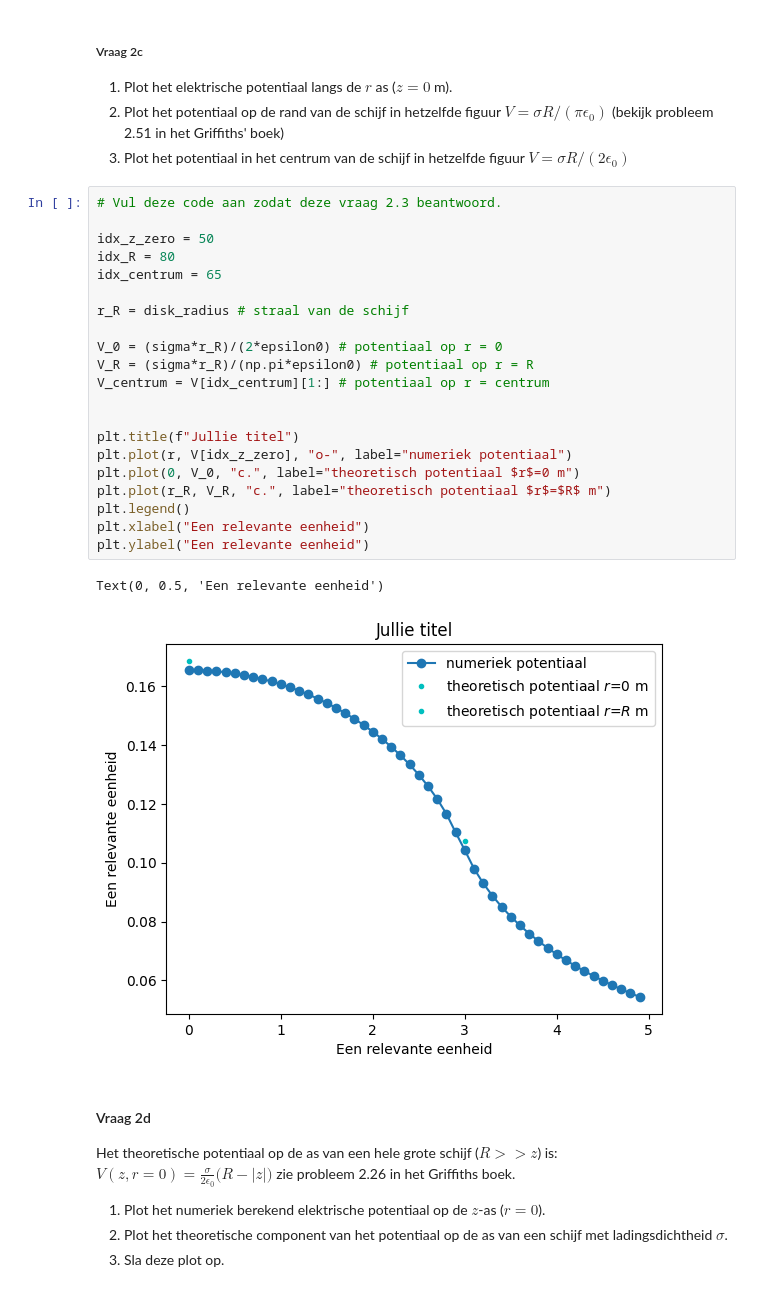
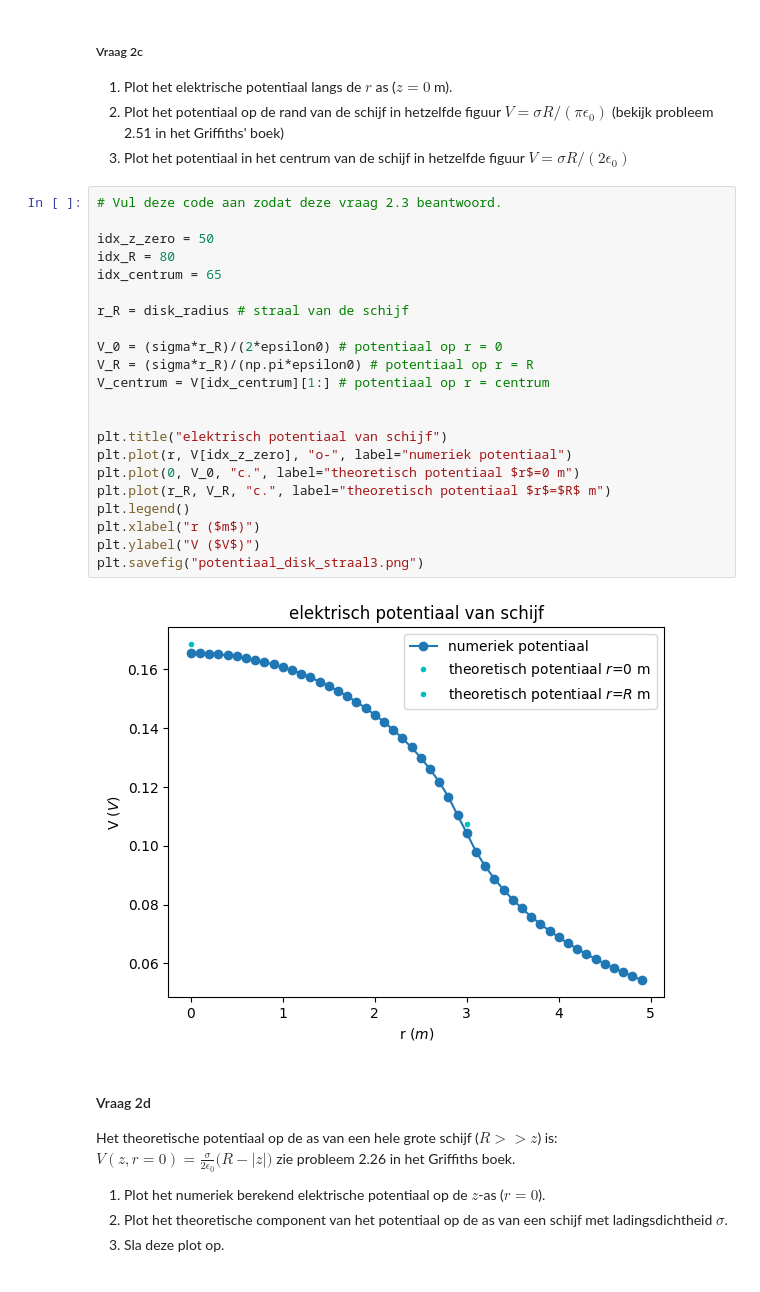
Before and after one commit to ErikvdBerkmortel/DEF-repository, a Jupyter notebook: DigitaleOntwerpopdrachten/1CondensatorOpdracht/CondensatorOntwerpopdracht.ipynb, the cells around one changed output. Cells and saved outputs as stored; diff of their text form.

```diff
--- a/DigitaleOntwerpopdrachten/1CondensatorOpdracht/CondensatorOntwerpopdracht.ipynb
+++ b/DigitaleOntwerpopdrachten/1CondensatorOpdracht/CondensatorOntwerpopdracht.ipynb
@@ -205,27 +205,27 @@ De oppervlakte ladingsdichtheid is sigma = 9.95e-13 C/m^2
 # %%
 # Vul deze code aan zodat deze vraag 2.3 beantwoord.
 
 idx_z_zero = 50
 idx_R = 80
 idx_centrum = 65
 
 r_R = disk_radius # straal van de schijf
 
 V_0 = (sigma*r_R)/(2*epsilon0) # potentiaal op r = 0
 V_R = (sigma*r_R)/(np.pi*epsilon0) # potentiaal op r = R
 V_centrum = V[idx_centrum][1:] # potentiaal op r = centrum
 
 
-plt.title(f"Jullie titel")
+plt.title("elektrisch potentiaal van schijf")
 plt.plot(r, V[idx_z_zero], "o-", label="numeriek potentiaal")
 plt.plot(0, V_0, "c.", label="theoretisch potentiaal $r$=0 m")
 plt.plot(r_R, V_R, "c.", label="theoretisch potentiaal $r$=$R$ m")
 plt.legend()
-plt.xlabel("Een relevante eenheid")
-plt.ylabel("Een relevante eenheid")
+plt.xlabel("r ($m$)")
+plt.ylabel("V ($V$)")
+plt.savefig("potentiaal_disk_straal3.png")
 # %% [output]
-Text(0, 0.5, 'Een relevante eenheid')
-[figure, old version]
+[figure, new version]
 # %% [markdown]
 #### Vraag 2d
 
```
Also changed, not shown: parts of 7 cells of this notebook, 11 other files.
